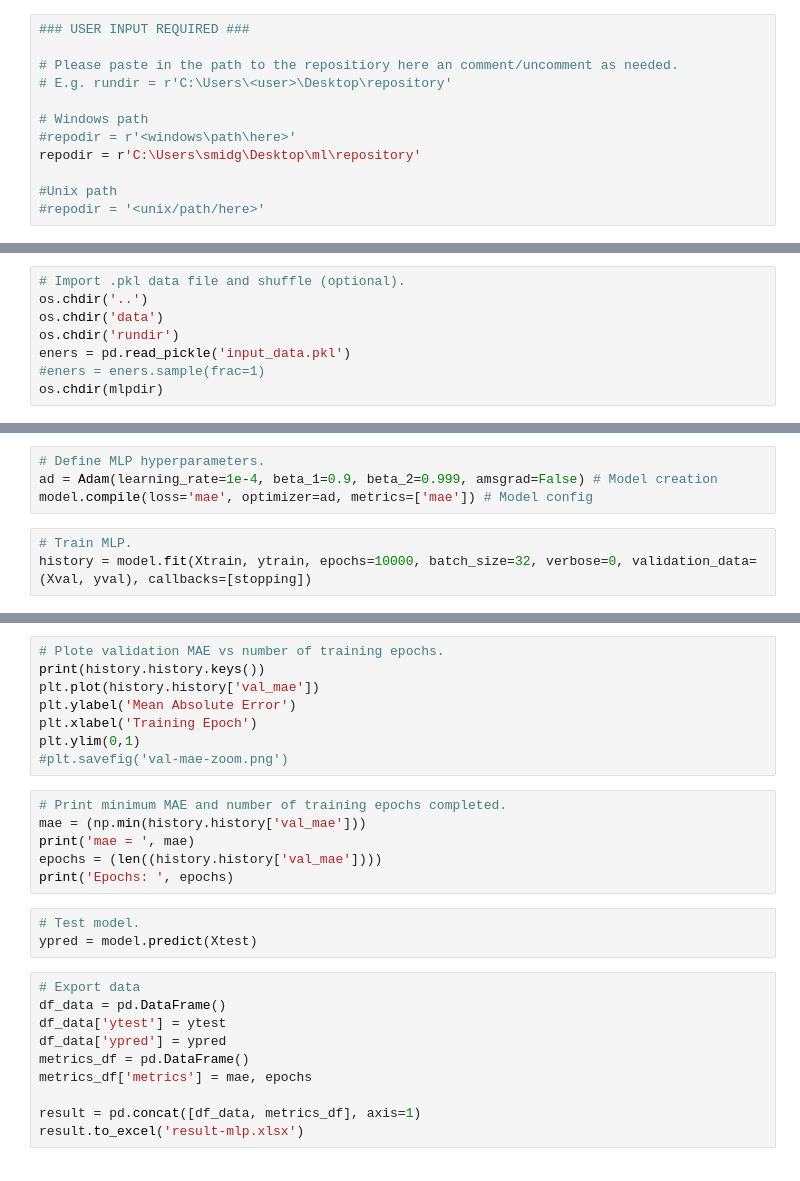
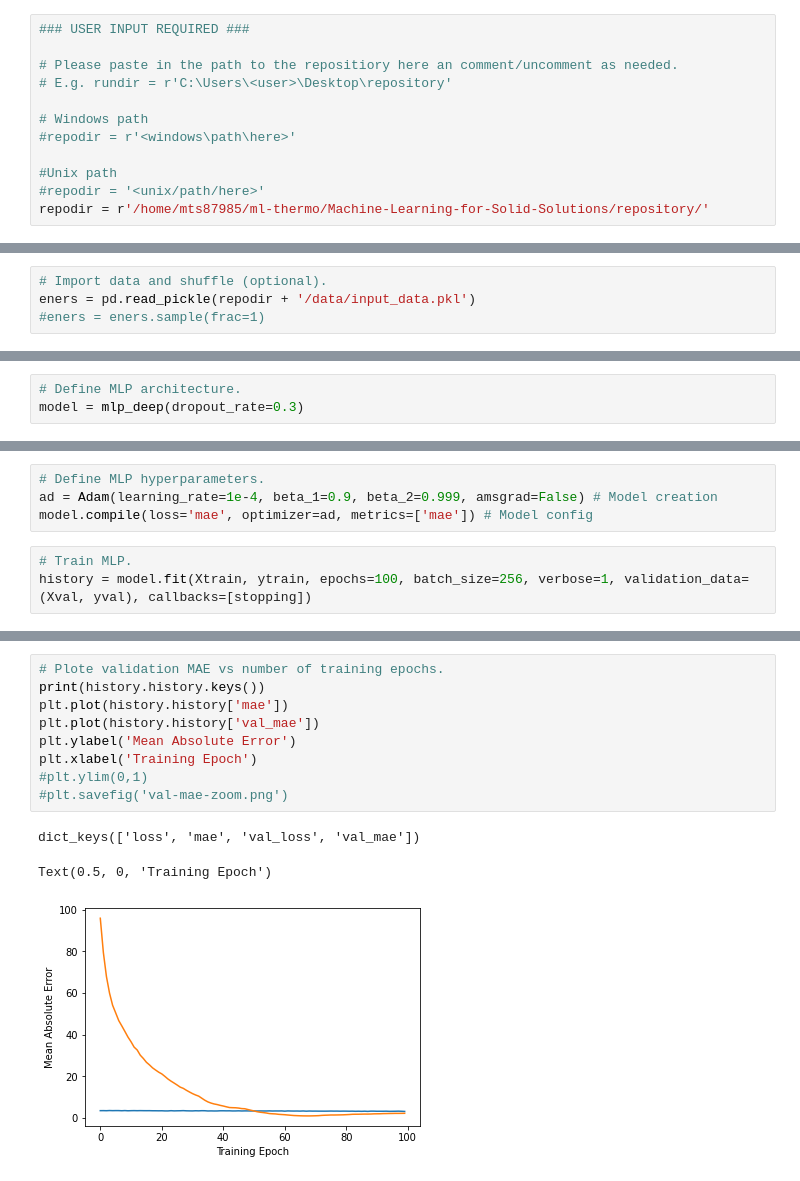
Before and after one commit to scott-midgley/Machine-Learning-for-Solid-Solutions, a Jupyter notebook: repository/coulomb_matrix/mlp/mlp.ipynb, the cells around one changed output, grey strips where cells are left out. Drawn from its saved outputs; the diff is of its cells as text.

```diff
--- a/repository/coulomb_matrix/mlp/mlp.ipynb
+++ b/repository/coulomb_matrix/mlp/mlp.ipynb
@@ -9,10 +9,10 @@
 
 # Windows path
 #repodir = r'<windows\path\here>'
-repodir = r'C:\Users\smidg\Desktop\ml\repository'
 
 #Unix path
 #repodir = '<unix/path/here>'
+repodir = r'/home/mts87985/ml-thermo/Machine-Learning-for-Solid-Solutions/repository/'
 # %%
 ### USER INPUT REQUIRED ###
 
@@ -55,11 +85,7 @@ print(mlpdir)
 # %%
-# Import .pkl data file and shuffle (optional).
-os.chdir('..')
-os.chdir('data')
-os.chdir('rundir')
-eners = pd.read_pickle('input_data.pkl')
+# Import data and shuffle (optional).
+eners = pd.read_pickle(repodir + '/data/input_data.pkl')
 #eners = eners.sample(frac=1)
-os.chdir(mlpdir)
 # %%
 # Split data frame into training, validation, and testing data.
 if split == int(10):
@@ -104,3 +171,6 @@ model.add(Dense(1, activation='linear'))
+# %%
+# Define MLP architecture.
+model = mlp_deep(dropout_rate=0.3)
 # %%
 # Summarize model trainable parameters.
 model.summary()
@@ -113,4 +201,4 @@ ad = Adam(learning_rate=1e-4, beta_1=0.9, beta_2=0.999, amsgrad=False) # Model c
 model.compile(loss='mae', optimizer=ad, metrics=['mae']) # Model config
 # %%
 # Train MLP.
-history = model.fit(Xtrain, ytrain, epochs=10000, batch_size=32, verbose=0, validation_data=(Xval, yval), callbacks=[stopping])
+history = model.fit(Xtrain, ytrain, epochs=100, batch_size=256, verbose=1, validation_data=(Xval, yval), callbacks=[stopping])
@@ -117,27 +223,13 @@ history = model.fit(Xtrain, ytrain, epochs=10000, batch_size=32, verbose=0, vali
 # %%
 # Plote validation MAE vs number of training epochs.
 print(history.history.keys())
+plt.plot(history.history['mae'])
 plt.plot(history.history['val_mae'])
 plt.ylabel('Mean Absolute Error')
 plt.xlabel('Training Epoch')
-plt.ylim(0,1)
+#plt.ylim(0,1)
 #plt.savefig('val-mae-zoom.png')
+# %% [output]
+dict_keys(['loss', 'mae', 'val_loss', 'val_mae'])
+Text(0.5, 0, 'Training Epoch')
+[figure, added]
-# %%
-# Print minimum MAE and number of training epochs completed.
-mae = (np.min(history.history['val_mae']))
-print('mae = ', mae)
-epochs = (len((history.history['val_mae'])))
-print('Epochs: ', epochs)
-# %%
-# Test model.
-ypred = model.predict(Xtest)
-# %%
-# Export data
-df_data = pd.DataFrame()
-df_data['ytest'] = ytest
-df_data['ypred'] = ypred
-metrics_df = pd.DataFrame()
-metrics_df['metrics'] = mae, epochs
-
-result = pd.concat([df_data, metrics_df], axis=1)
-result.to_excel('result-mlp.xlsx')
```
Also changed, not shown: parts of 17 cells of this notebook.
